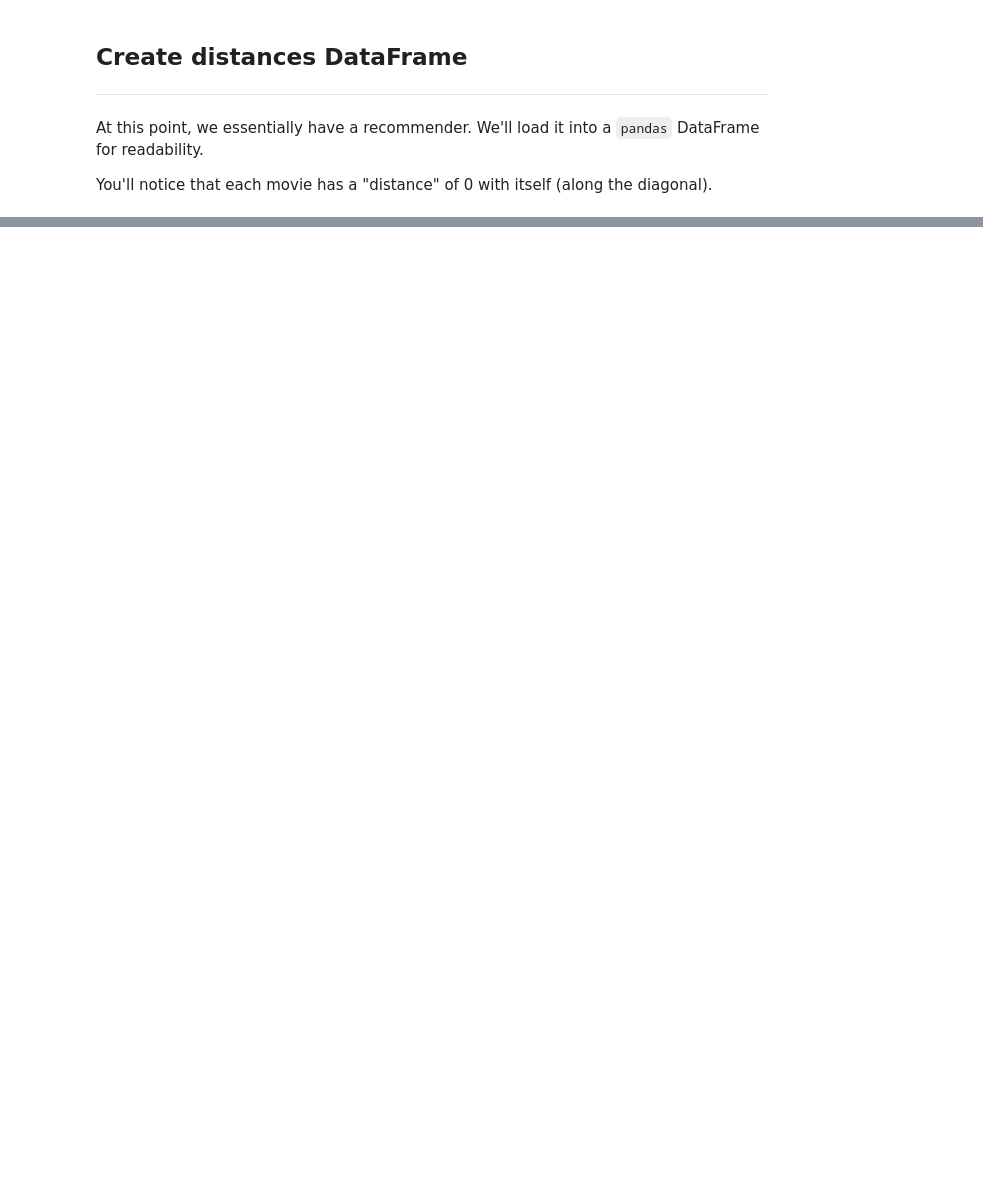
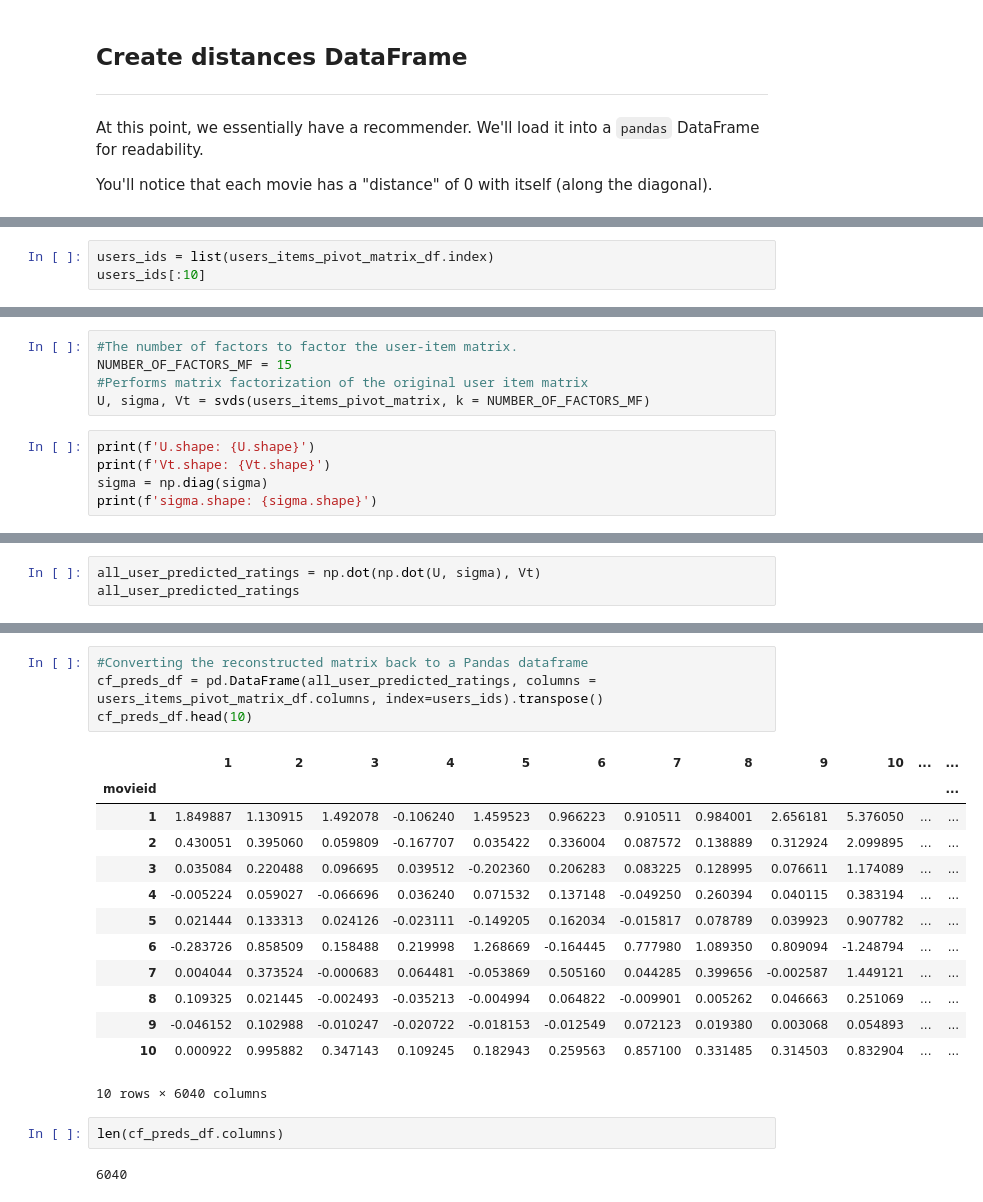
Before and after one commit to HongDavis/General-Assembly-Projects, a Jupyter notebook: Capstone/Capstone.ipynb, the cells around one changed output, grey strips where cells are left out. Cells and saved outputs as stored; diff of their text form; blank space fills up the shorter version.

```diff
--- a/Capstone/Capstone.ipynb
+++ b/Capstone/Capstone.ipynb
@@ -266,0 +882,3 @@ l[0]
+# %%
+users_ids = list(users_items_pivot_matrix_df.index)
+users_ids[:10]
@@ -266,0 +887,10 @@ l[0]
+# %%
+#The number of factors to factor the user-item matrix.
+NUMBER_OF_FACTORS_MF = 15
+#Performs matrix factorization of the original user item matrix
+U, sigma, Vt = svds(users_items_pivot_matrix, k = NUMBER_OF_FACTORS_MF)
+# %%
+print(f'U.shape: {U.shape}')
+print(f'Vt.shape: {Vt.shape}')
+sigma = np.diag(sigma)
+print(f'sigma.shape: {sigma.shape}')
@@ -266,0 +901,3 @@ l[0]
+# %%
+all_user_predicted_ratings = np.dot(np.dot(U, sigma), Vt)
+all_user_predicted_ratings
@@ -266,0 +918,22 @@ l[0]
+# %%
+#Converting the reconstructed matrix back to a Pandas dataframe
+cf_preds_df = pd.DataFrame(all_user_predicted_ratings, columns = users_items_pivot_matrix_df.columns, index=users_ids).transpose()
+cf_preds_df.head(10)
+# %% [output]
+|  | 1 | 2 | 3 | 4 | 5 | 6 | 7 | 8 | 9 | 10 | ... | ... |
+| movieid |  |  |  |  |  |  |  |  |  |  |  | ... |
+| 1 | 1.849887 | 1.130915 | 1.492078 | -0.106240 | 1.459523 | 0.966223 | 0.910511 | 0.984001 | 2.656181 | 5.376050 | ... | ... |
+| 2 | 0.430051 | 0.395060 | 0.059809 | -0.167707 | 0.035422 | 0.336004 | 0.087572 | 0.138889 | 0.312924 | 2.099895 | ... | ... |
+| 3 | 0.035084 | 0.220488 | 0.096695 | 0.039512 | -0.202360 | 0.206283 | 0.083225 | 0.128995 | 0.076611 | 1.174089 | ... | ... |
+| 4 | -0.005224 | 0.059027 | -0.066696 | 0.036240 | 0.071532 | 0.137148 | -0.049250 | 0.260394 | 0.040115 | 0.383194 | ... | ... |
+| 5 | 0.021444 | 0.133313 | 0.024126 | -0.023111 | -0.149205 | 0.162034 | -0.015817 | 0.078789 | 0.039923 | 0.907782 | ... | ... |
+| 6 | -0.283726 | 0.858509 | 0.158488 | 0.219998 | 1.268669 | -0.164445 | 0.777980 | 1.089350 | 0.809094 | -1.248794 | ... | ... |
+| 7 | 0.004044 | 0.373524 | -0.000683 | 0.064481 | -0.053869 | 0.505160 | 0.044285 | 0.399656 | -0.002587 | 1.449121 | ... | ... |
+| 8 | 0.109325 | 0.021445 | -0.002493 | -0.035213 | -0.004994 | 0.064822 | -0.009901 | 0.005262 | 0.046663 | 0.251069 | ... | ... |
+| 9 | -0.046152 | 0.102988 | -0.010247 | -0.020722 | -0.018153 | -0.012549 | 0.072123 | 0.019380 | 0.003068 | 0.054893 | ... | ... |
+| 10 | 0.000922 | 0.995882 | 0.347143 | 0.109245 | 0.182943 | 0.259563 | 0.857100 | 0.331485 | 0.314503 | 0.832904 | ... | ... |
+10 rows × 6040 columns
+# %%
+len(cf_preds_df.columns)
+# %% [output]
+6040
```
Also changed, not shown: parts of 101 cells of this notebook.
